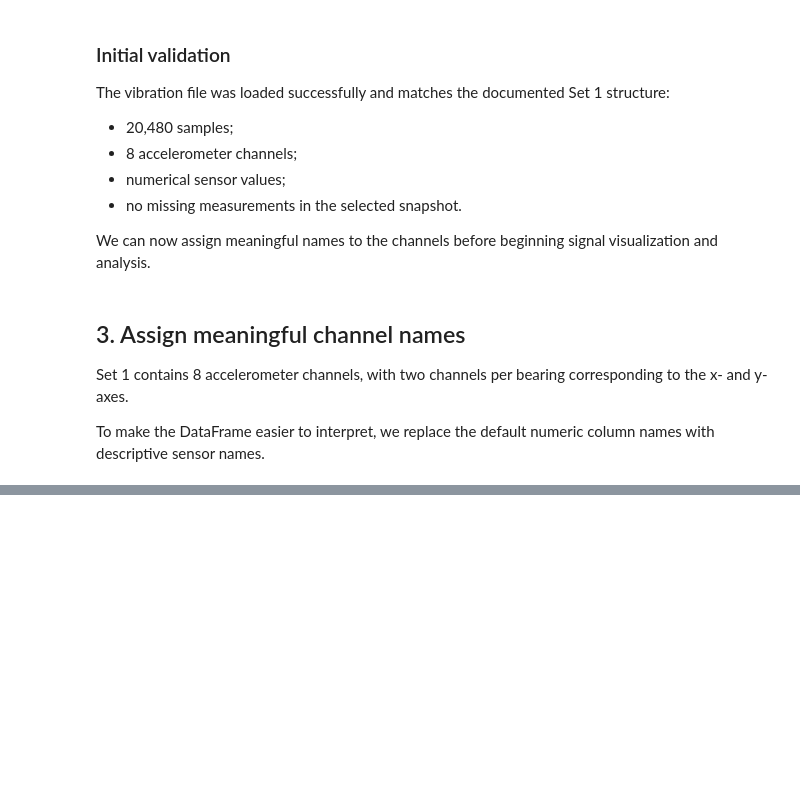
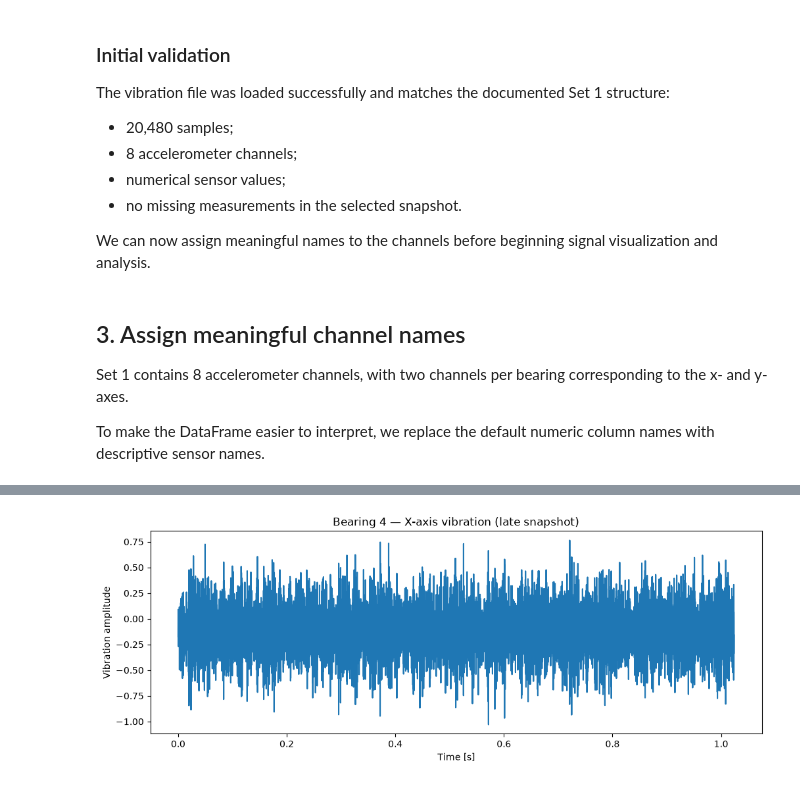
Before and after one commit to amedeone03/machineguard, a Jupyter notebook: notebooks/01_data_exploration.ipynb, the cells around one changed output, grey strips where cells are left out. Saved outputs shown, nothing was run; the diff lists cells and outputs as text; code cells hidden in the pictures; blank space fills up the shorter version.

```diff
--- a/notebooks/01_data_exploration.ipynb
+++ b/notebooks/01_data_exploration.ipynb
@@ -138,0 +224,4 @@ To make the DataFrame easier to interpret, we replace the default numeric column
+# %%
+late_file_path = Path("../data/raw/IMS/1st_test/2003.11.25.23.39.56")
+
+late_file_path.exists()
@@ -138,0 +230,17 @@ To make the DataFrame easier to interpret, we replace the default numeric column
+# %%
+df_late = pd.read_csv(
+    late_file_path,
+    sep="\t",
+    header=None
+)
+# %%
+df_late.columns = [
+    "bearing_1_x",
+    "bearing_1_y",
+    "bearing_2_x",
+    "bearing_2_y",
+    "bearing_3_x",
+    "bearing_3_y",
+    "bearing_4_x",
+    "bearing_4_y",
+]
@@ -138,0 +289,12 @@ To make the DataFrame easier to interpret, we replace the default numeric column
+# %%
+plt.figure(figsize=(12, 4))
+
+plt.plot(time, df_late["bearing_4_x"])
+
+plt.xlabel("Time [s]")
+plt.ylabel("Vibration amplitude")
+plt.title("Bearing 4 — X-axis vibration (late snapshot)")
+
+plt.show()
+# %% [output]
+[figure, added]
```
Also changed, not shown: parts of 19 cells of this notebook.
